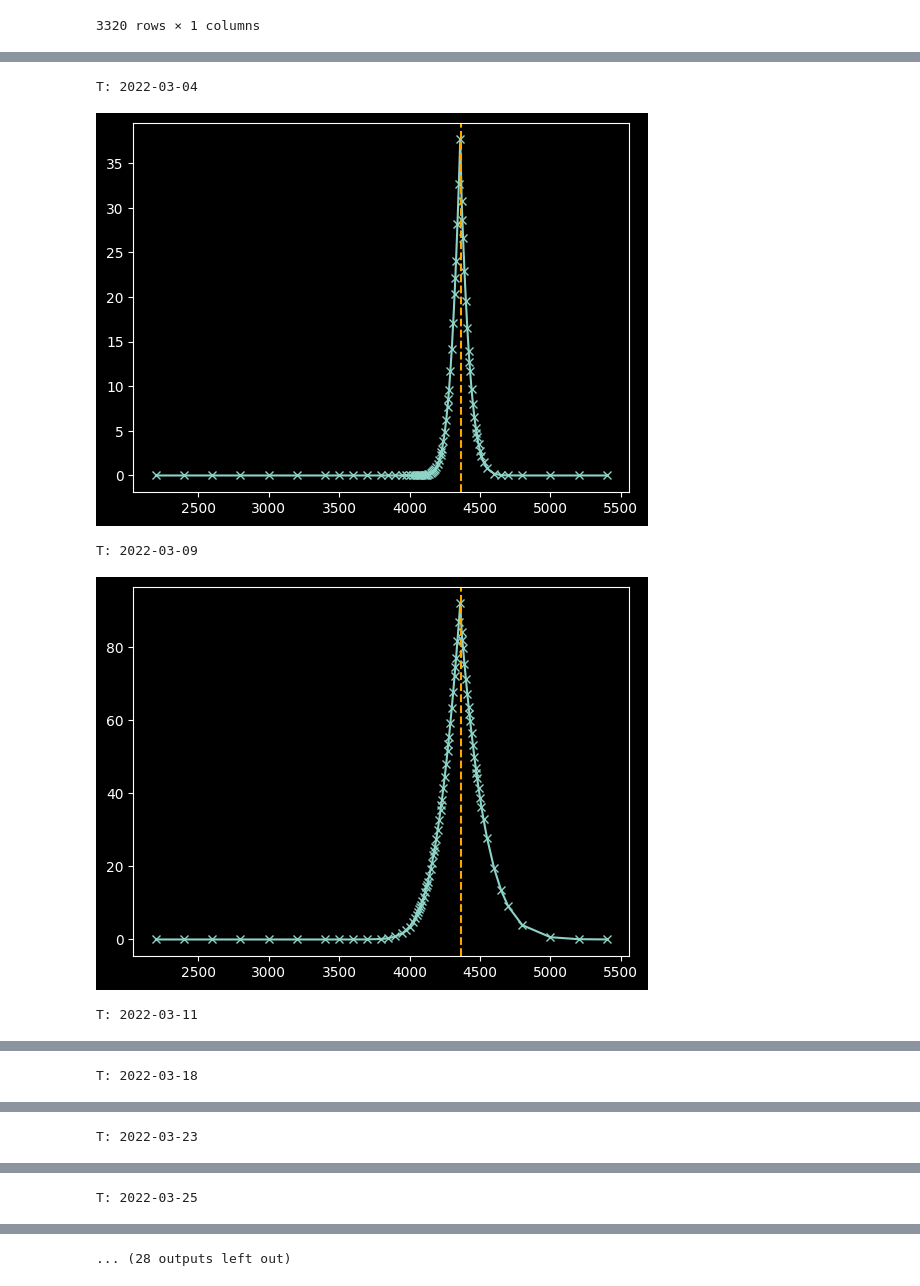
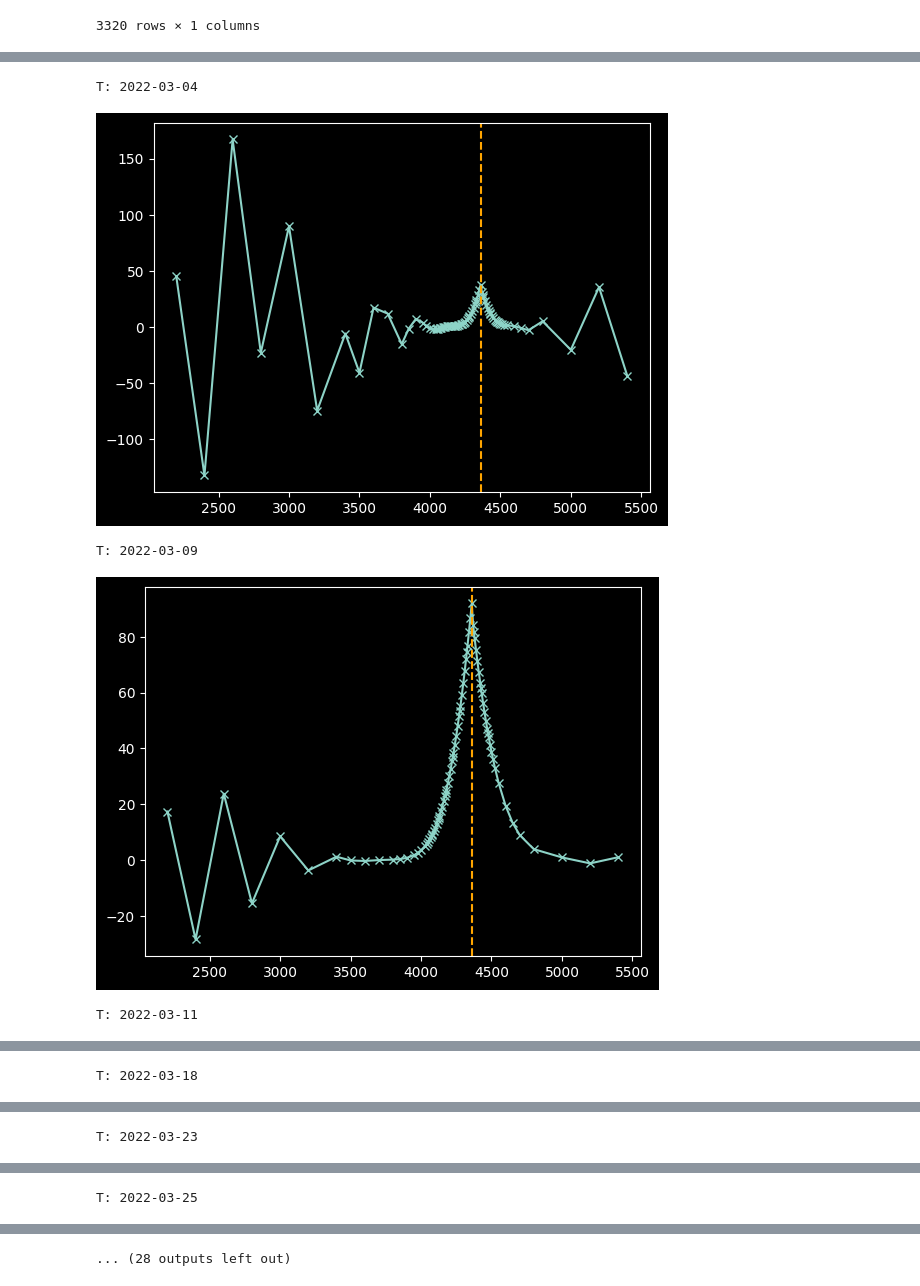
Before and after one commit to mayurankv/msc-statistics-dissertation, a Jupyter notebook: Project/notebooks/heston_test.ipynb, the cells around one changed output, grey strips where cells are left out. Saved outputs shown, nothing was run; the diff lists cells and outputs as text; code cells hidden in the pictures.

```diff
--- a/Project/notebooks/heston_test.ipynb
+++ b/Project/notebooks/heston_test.ipynb
@@ -529,7 +506,7 @@ surface = volatility_surface.surface_quantities(
 	out_the_money=False,
 	pricing_model=PricingModel(),
 	model=model,
-	legendre_gauss_degree=128,
+	legendre_gauss_degree=64,
 )[0]
 for i, expiry in enumerate(volatility_surface.expiries):
 	print(f"T: {expiry}")
@@ -574,35 +563,35 @@ import matplotlib.pyplot as plt
 
 from stochastic_volatility_models.src.core.underlying import Underlying
 from stochastic_volatility_models.src.core.volatility_surface import VolatilitySurface
 from stochastic_volatility_models.src.core.pricing_models import PricingModel
 from stochastic_volatility_models.src.utils.options.strikes import find_closest_strikes
 from stochastic_volatility_models.src.utils.options.expiry import time_to_expiry
 from stochastic_volatility_models.visualisations.volatility_surface import plot_volatility_surface
 
 
 volatility_surface = spx_vs
 surface = volatility_surface.surface_quantities(
 	time=time,
 	quantity_method="model_price",
 	price_types=["Mid"],
 	out_the_money=True,
 	model=model,
-	legendre_gauss_degree=None,
+	legendre_gauss_degree=64,
 )[0]
 for i, expiry in enumerate(volatility_surface.expiries):
 	print(f"T: {expiry}")
 	t2x = time_to_expiry(time, volatility_surface.expiries)
 	indices = find_closest_strikes(
 		strikes=volatility_surface.strikes,
 		spot=volatility_surface.underlying.price(time=time),
 	)
 	x = np.linspace(indices.min(), indices.max(), 100)
 	plt.plot(volatility_surface.strikes, cast(DataFrame, surface.xs(key=expiry, level=1)).loc[volatility_surface.strikes, "Symbol"].values, linestyle=None, marker="x")
 	plt.axvline(spot, color="orange", linestyle="dashed")
 	plt.show()
 # %% [output]
 T: 2022-03-04
-[figure, old version]
+[figure, new version]
 T: 2022-03-09
-[figure, old version]
+[figure, new version]
 T: 2022-03-11
```
Also changed, not shown: parts of 4 cells of this notebook, 6 other files.
